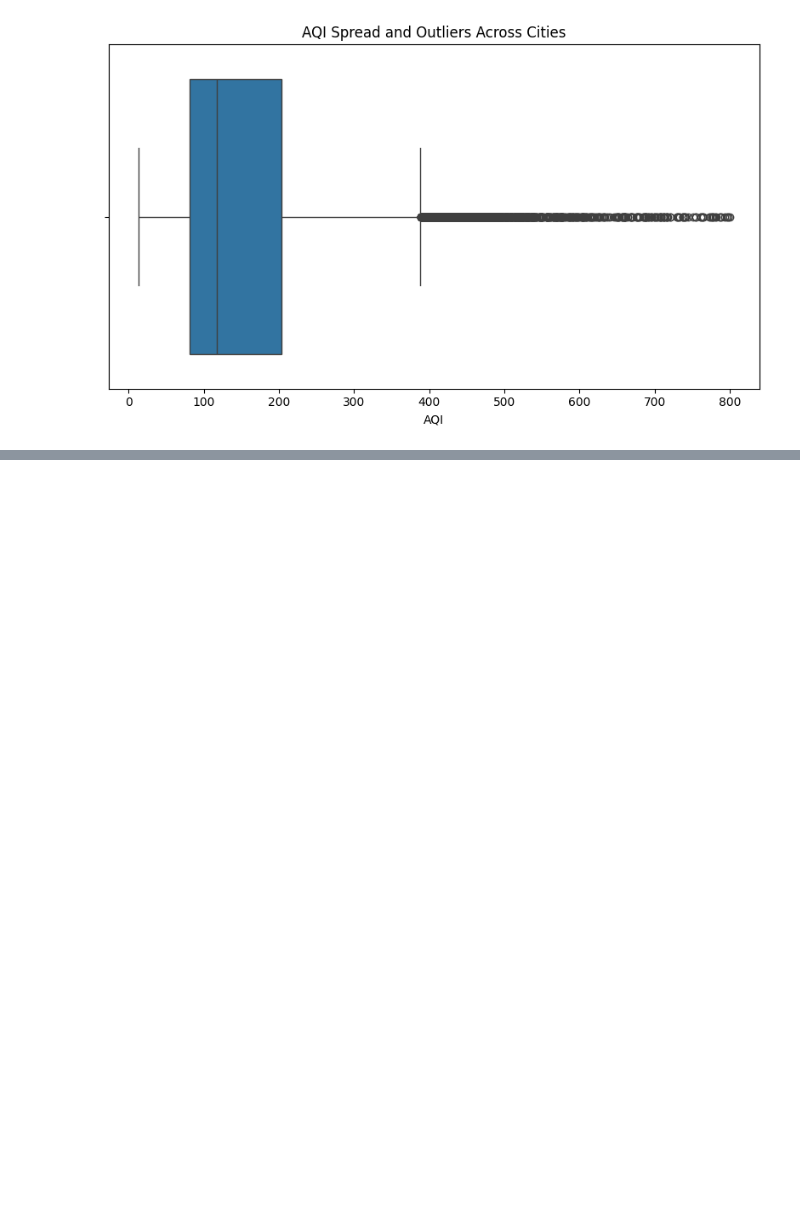
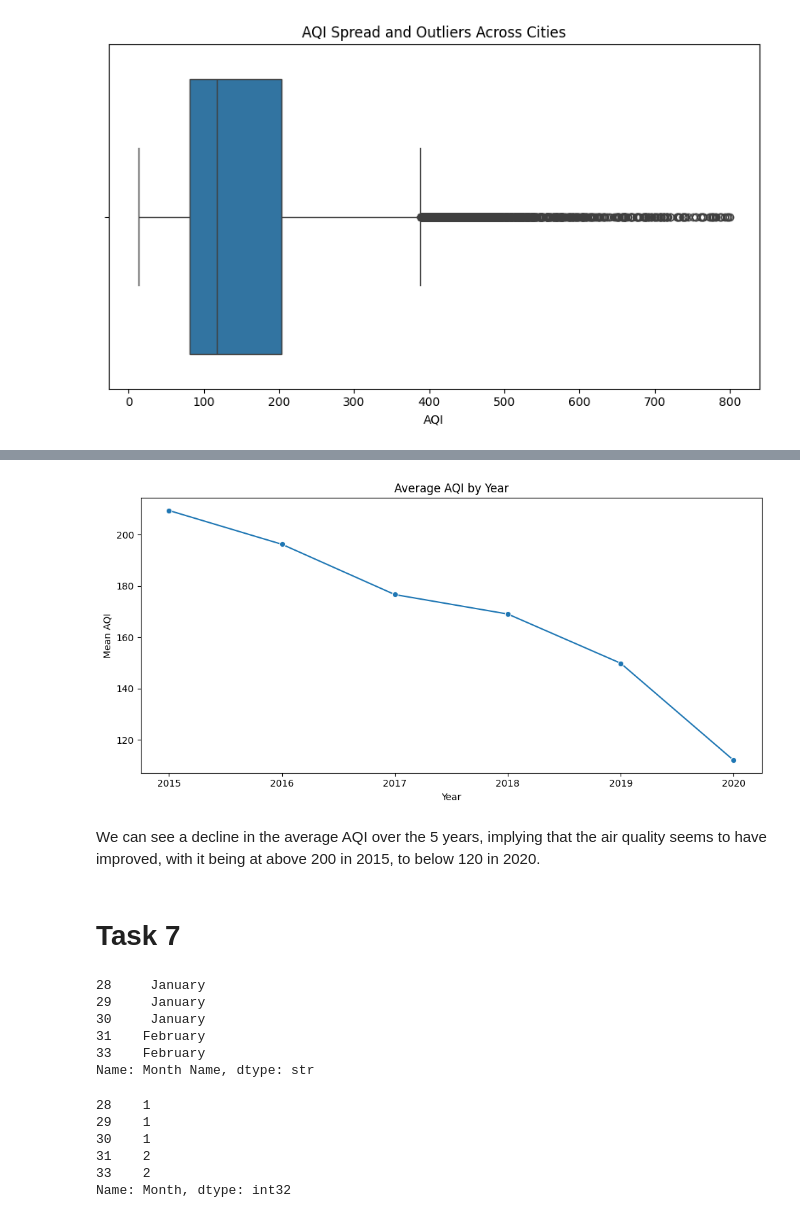
Before and after one commit to aimee-joseph/ML-Lab-2547204, a Jupyter notebook: Lab 2.ipynb, the cells around one changed output, grey strips where cells are left out. Cells and saved outputs as stored; diff of their text form; code cells hidden in the pictures; blank space fills up the shorter version.

Commit message:
Completed upto task 7

```diff
--- a/Lab 1.ipynb
+++ b/Lab 2.ipynb
@@ -409,0 +426,4 @@ plt.show()
+# %%
+# converting it into a date format since it is currently a string series and it's not possible to do time-based analysis on it
+
+city_day_clean_treated['Date'] = pd.to_datetime(city_day_clean_treated['Date'])
@@ -409,0 +441,5 @@ plt.show()
+# %%
+# extracting the year for year-wise analysis
+
+city_day_clean_treated['Year'] = city_day_clean_treated['Date'].dt.year
+city_day_clean_treated['Year'].head()
@@ -409,0 +453,4 @@ plt.show()
+# %%
+yearly_aqi = city_day_clean_treated.groupby('Year')['AQI'].mean().reset_index()
+print("Mean AQI for each year")
+yearly_aqi
@@ -409,0 +466,34 @@ plt.show()
+# %%
+plt.figure(figsize=(10, 5))
+sns.lineplot(data=yearly_aqi, x='Year', y='AQI', marker='o')
+plt.title('Average AQI by Year')
+plt.xlabel('Year')
+plt.ylabel('Mean AQI')
+plt.tight_layout()
+plt.show()
+# %% [output]
+[figure, added]
+# %% [markdown]
+We can see a decline in the average AQI over the 5 years, implying that the air quality seems to have improved, with it being at above 200 in 2015, to below 120 in 2020.
+# %% [markdown]
+# Task 7
+# %%
+city_day_clean_treated['Month Name'] = city_day_clean_treated['Date'].dt.month_name()
+city_day_clean_treated['Month Name'].head()
+# %% [output]
+28     January
+29     January
+30     January
+31    February
+33    February
+Name: Month Name, dtype: str
+# %%
+city_day_clean_treated['Month'] = city_day_clean_treated['Date'].dt.month
+city_day_clean_treated['Month'].head()
+# %% [output]
+28    1
+29    1
+30    1
+31    2
+33    2
+Name: Month, dtype: int32
```
Also changed, not shown: parts of 17 cells of this notebook.
